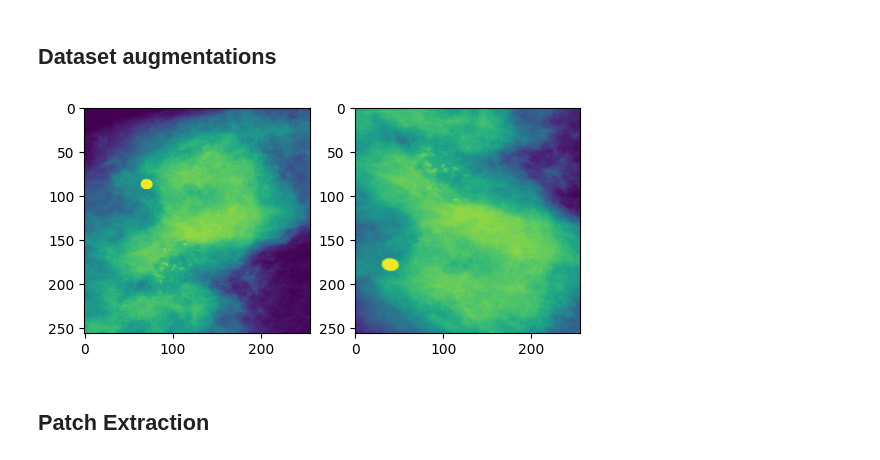
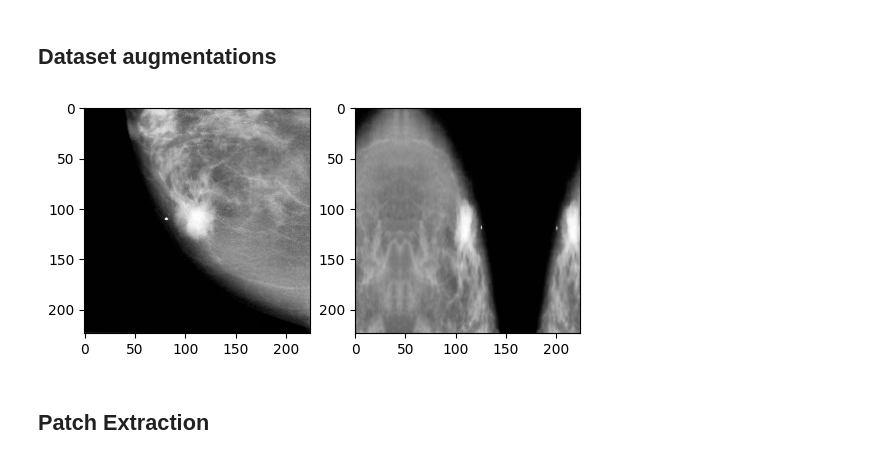
Before and after one commit to KP-AROB/AROB-CBIS-DDSM-Preparation, a Jupyter notebook: playground.ipynb, the cells around one changed output. Saved outputs shown, nothing was run; the diff lists cells and outputs as text; code cells hidden in the pictures.

```diff
--- a/playground.ipynb
+++ b/playground.ipynb
@@ -35,31 +35,32 @@ compute_mean_std(roi_image_dir, train_loader)
 # %%
 import cv2
 import albumentations as A
 import matplotlib.pyplot as plt
 
 def augment_image(image_path):
     image = cv2.imread(image_path, cv2.IMREAD_GRAYSCALE)
     augmented = augmentation_pipeline(image=image)['image']
     return image, augmented
 
 augmentation_pipeline = A.Compose([
     A.HorizontalFlip(p=0.5),
     A.VerticalFlip(p=0.5),
-    A.ElasticTransform(p=0.5, alpha=10, sigma=50),
-    A.ShiftScaleRotate(p=1, rotate_limit=10, scale_limit=.5)
+    A.ElasticTransform(always_apply=True, alpha=10, sigma=20),
+    A.RandomBrightnessContrast(always_apply=True, contrast_limit=0.2, brightness_limit=0.2),
+    A.Rotate(always_apply=True, limit=45),
 ])
 
-test_image = './figures/calc_malignant_sample.png'
+test_image = './figures/mass_malignant_sample.png'
 original_image, augmented_image = augment_image(test_image)
 
 f, axarr = plt.subplots(1,2)
 
-axarr[0].imshow(original_image)
-axarr[1].imshow(augmented_image)
+axarr[0].imshow(original_image, cmap='gray')
+axarr[1].imshow(augmented_image, cmap='gray')
 
 plt.show()
 # %% [output]
-[figure, old version]
+[figure, new version]
 # %% [markdown]
 ## Patch Extraction
 # %%
```
Also changed, not shown: 2 other files.
